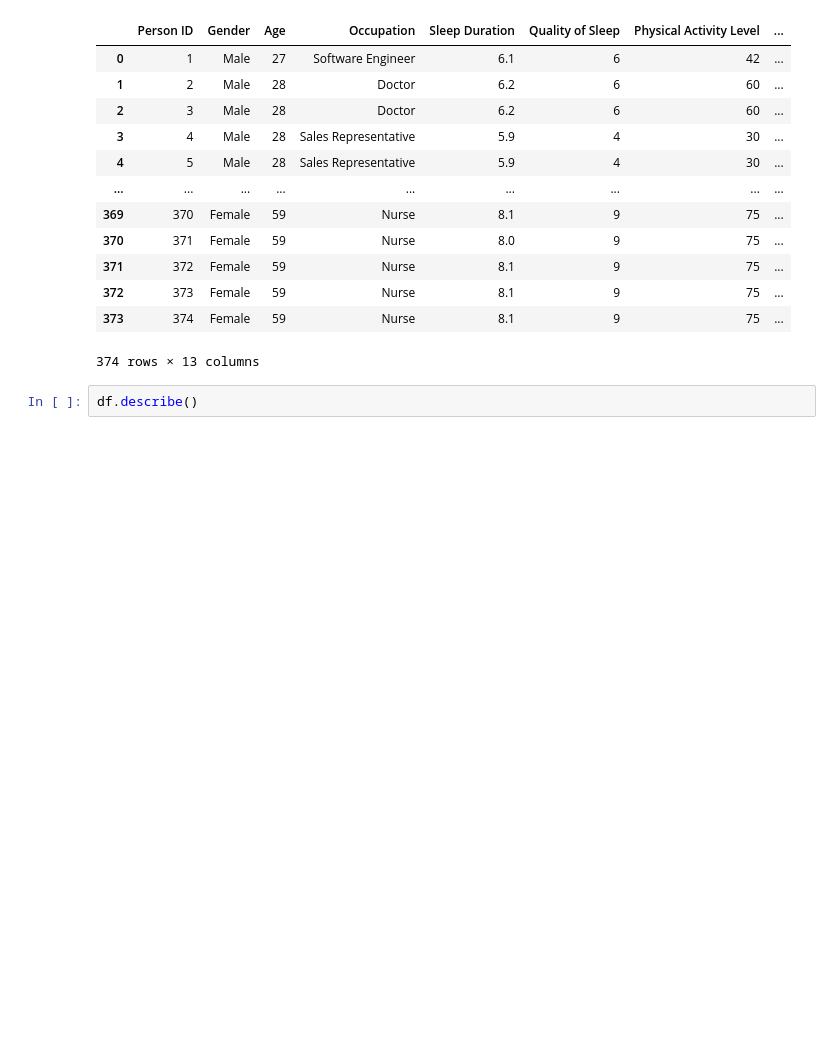
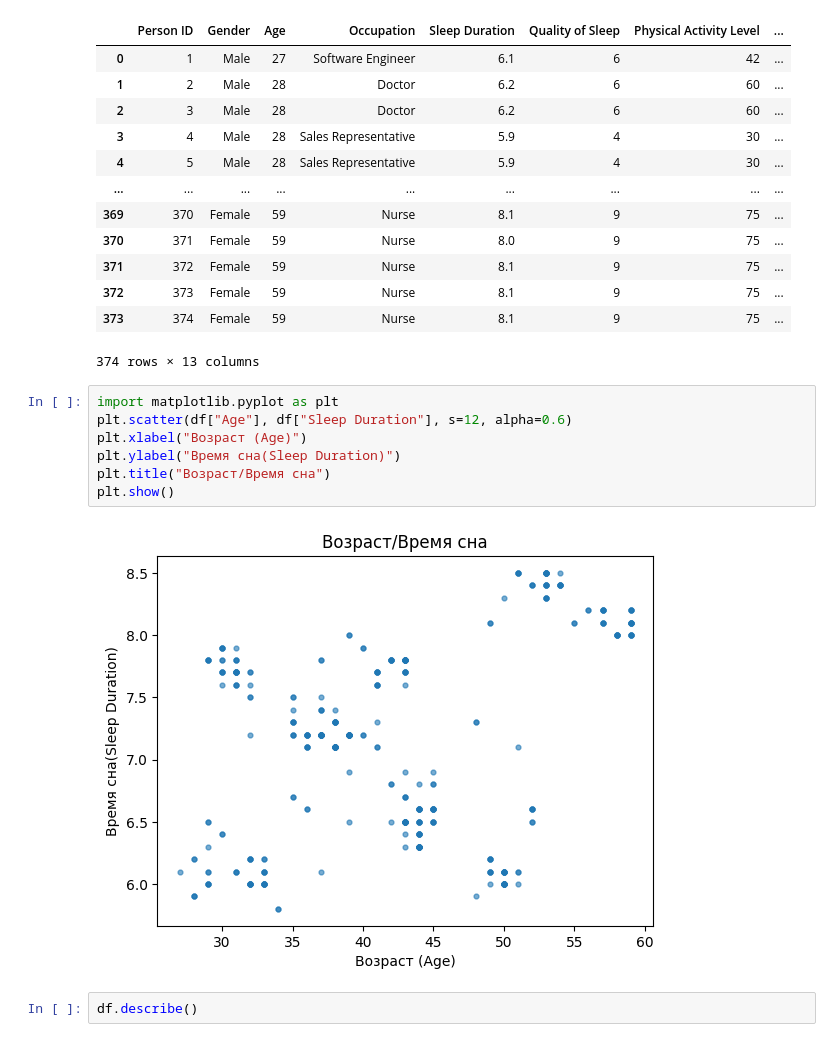
Before and after one commit to popkaotarbuza/sleep-disorder-diagnosis, a Jupyter notebook: src/main.ipynb, the cells around one changed output. Saved outputs shown, nothing was run; the diff lists cells and outputs as text; blank space fills up the shorter version.

```diff
--- a/src/main.ipynb
+++ b/src/main.ipynb
@@ -43,6 +43,15 @@ df.head(375)
 | 372 | 373 | Female | 59 | Nurse | 8.1 | 9 | 75 | ... |
 | 373 | 374 | Female | 59 | Nurse | 8.1 | 9 | 75 | ... |
 374 rows × 13 columns
+# %%
+import matplotlib.pyplot as plt
+plt.scatter(df["Age"], df["Sleep Duration"], s=12, alpha=0.6)
+plt.xlabel("Возраст (Age)")
+plt.ylabel("Время сна(Sleep Duration)")
+plt.title("Возраст/Время сна")
+plt.show()
+# %% [output]
+[figure, added]
 # %%
 df.describe()
 # %% [output]
```
Also changed, not shown: parts of 1 cell of this notebook.
